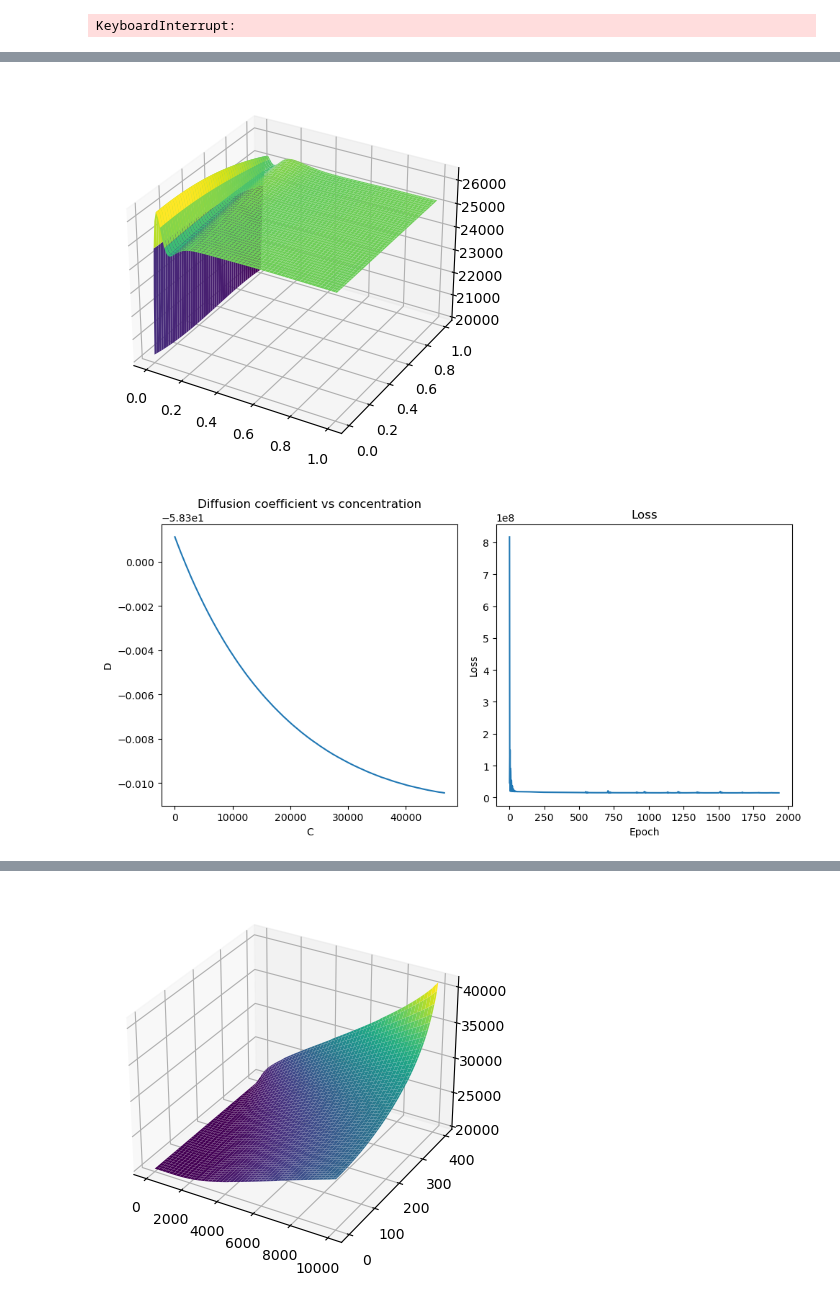
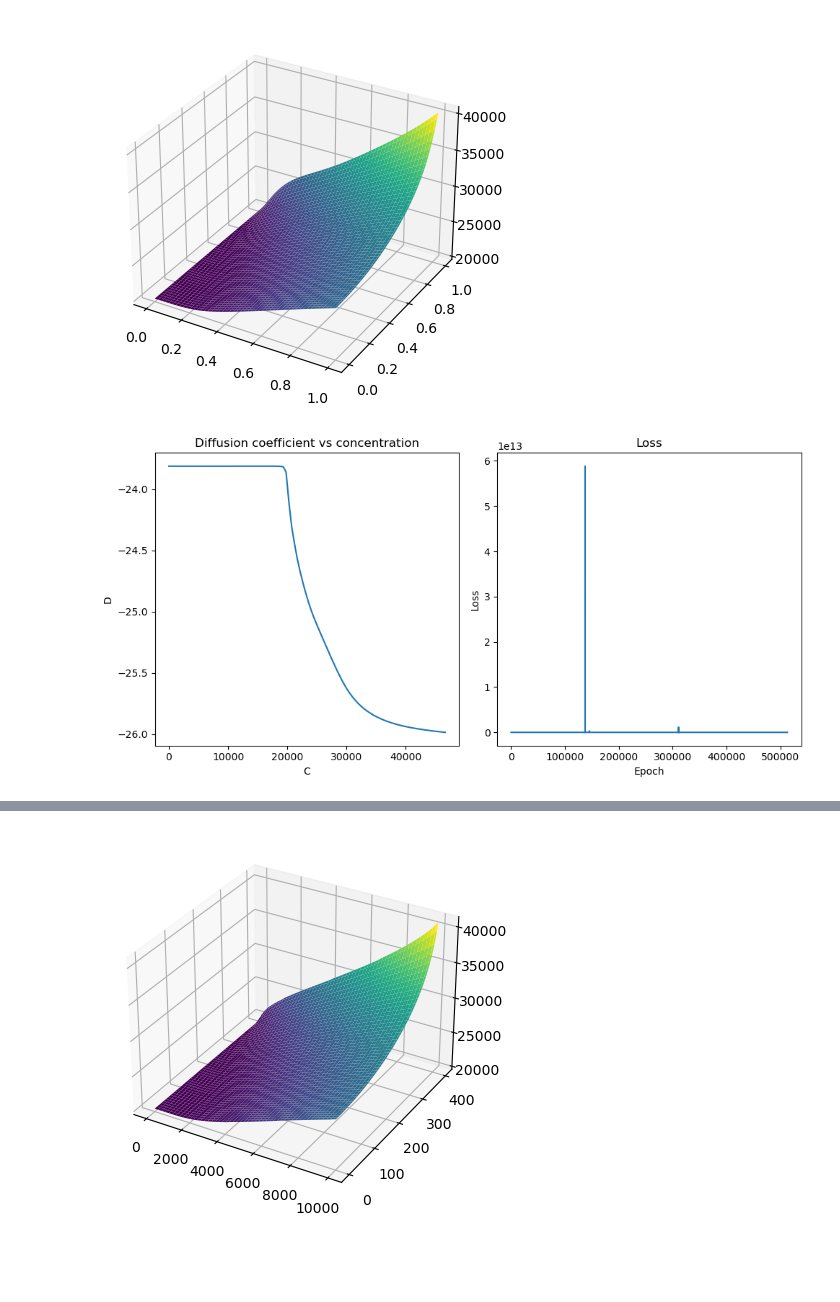
Before and after one commit to merdern/FYP, a Jupyter notebook: Phase4_PINN.ipynb, the cells around one changed output, grey strips where cells are left out. Drawn from its saved outputs; the diff is of its cells as text; code cells hidden in the pictures; blank space fills up the shorter version.

Commit message:
trained with new network architecture D is not correct which is affecting boundary condition and overall solution

```diff
--- a/Phase4_PINN.ipynb
+++ b/Phase4_PINN.ipynb
@@ -124,7 +124,7 @@ class Network(nn.Module):
     c = self.forward_c(self.rs_boundary, self.t_boundaries)
     c_r = self.deriv(c, self.rs_boundary)
     D = self.forward_D(c)
-    rs_loss = (D*1e-14*c_r + j*Rs/c_max)**2
+    rs_loss = (D*1e-13*c_r + j*Rs/c_max)**2
 
     # loss for t0 boundary
     c = self.forward_c(self.r_boundary, self.t0_boundary)
@@ -138,14 +138,14 @@ class Network(nn.Module):
 
     D = self.forward_D(c)
 
-    phys_loss = (r_phys**2*c_t - 2*r_phys*D*1e-16/Rs**2*c_r - r_phys**2*D*1e-16/Rs**2*c_rr)**2
+    phys_loss = (r_phys**2*c_t - 2*r_phys*D*1e-13/Rs**2*c_r - r_phys**2*D*1e-13/Rs**2*c_rr)**2
 
     # comparative loss
     c = self.forward_c(self.r_rms, self.t_rms)
-    rms_loss = (c_max*c - self.c_numerical)**2
+    comp_loss = torch.sub(c_max*c, self.c_numerical.unsqueeze(1))**2
 
     #print(torch.mean(r0_loss).item(), torch.mean(rs_loss).item(), torch.mean(t0_loss).item(), torch.mean(phys_loss).item(), torch.mean(rms_loss).item(), end='\r')
-    loss = torch.mean(r0_loss) + torch.mean(rs_loss) + torch.mean(t0_loss) + torch.mean(phys_loss) + torch.mean(rms_loss)
+    loss = torch.mean(r0_loss) + torch.mean(rs_loss) + torch.mean(t0_loss) + torch.mean(phys_loss) + torch.mean(comp_loss)
     #print(f'rms loss: {torch.mean(rms_loss).item()}  physics loss: {torch.mean(phys_loss).item()}  t0 loss: {torch.mean(t0_loss).item()}  rs loss: {torch.mean(rs_loss).item()}  r0 loss: {torch.mean(r0_loss).item()}')
 
     # store loss and D values
@@ -173,8 +173,8 @@ class Network(nn.Module):
 
     # LBFGS
     self.optimizer_lbfgs = torch.optim.LBFGS(self.parameters(),
-                                        max_iter=100,
-                                        history_size=100,
+                                        max_iter=400,
+                                        history_size=400,
                                         tolerance_grad=1.0 * np.finfo(float).eps,
                                         tolerance_change=1.0 * np.finfo(float).eps,
                                         line_search_fn='strong_wolfe')
@@ -221,7 +221,7 @@ class Network(nn.Module):
     D = self.forward_D(c).cpu().detach().numpy()
     plt.figure(figsize=(10, 5))
     plt.subplot(1, 2, 1)
-    plt.plot(c.cpu().detach().numpy()*self.c_max, D)
+    plt.plot(c.cpu().detach().numpy()*self.c_max, np.log(D*10e-13))
     plt.xlabel('C')
     plt.ylabel('D')
     plt.title('Diffusion coefficient vs concentration')
@@ -276,22 +276,22 @@ class Network(nn.Module):
     axs[1, 1].legend(['Numerical', 'NN'])
     axs[1, 1].set_title('Comparison at r=end')
 
-    plt.tight_layout()
-    plt.show()
+    fig.tight_layout()
+    fig.show()
 
-    plt.legend(['Numerical', 'NN'])
+    fig.legend(['Numerical', 'NN'])
 # %%
 # nn seed
 device = 'cuda'
 N = 100
-epochs_adam = 100000
+epochs_adam = 30000
 lr_adam = 1e-3
-epochs_lbfgs = 1000
+epochs_lbfgs = 50000
 
 
 # define nn to train, two inputs for x and t
 pinn = Network(2, 5, 128, 1, N).to(device)
 
 
-Ds, losses = pinn.train(epochs_adam, lr_adam, epochs_lbfgs)
+losses = pinn.train(epochs_adam, lr_adam, epochs_lbfgs)
 # %% [output]
@@ -299 +299,2 @@ Epoch: 1934  Loss: 14430659.0
-KeyboardInterrupt:
+[figure, added]
+[figure, added]
@@ -300,6 +301,0 @@ KeyboardInterrupt:
-# %%
-pinn.plot()
-pinn.plot_loss_Ds()
-# %% [output]
-[figure, removed]
-[figure, removed]
```
Also changed, not shown: parts of 2 cells of this notebook, 1 other file.
